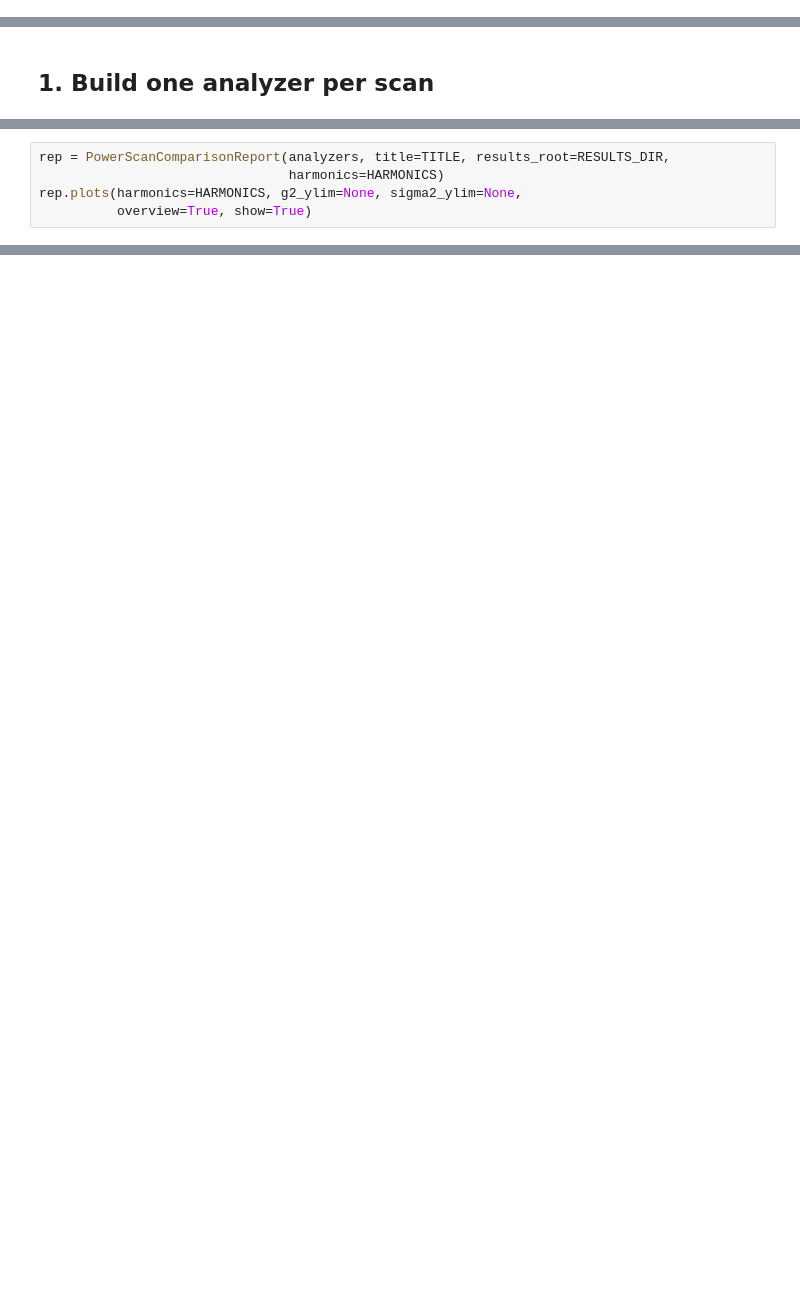
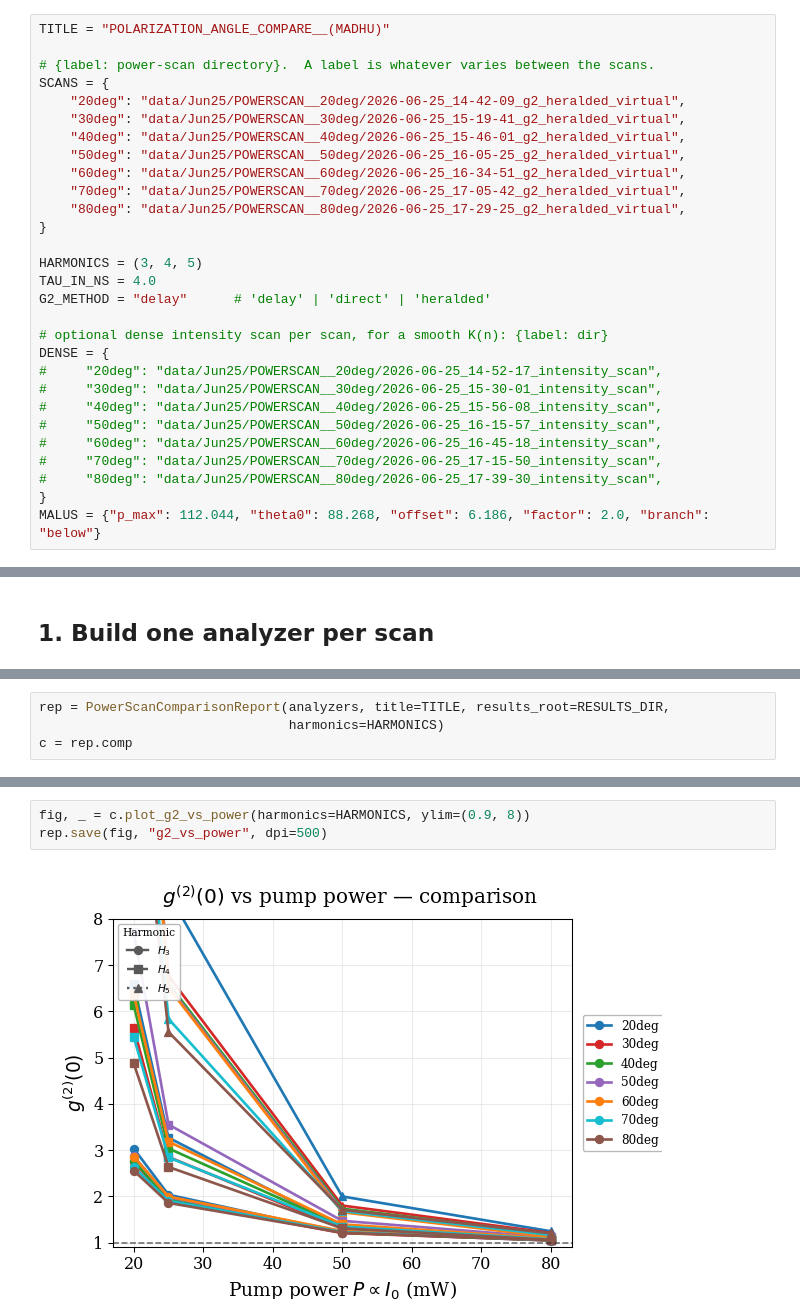
Before and after one commit to SimonWtmn/Quantum_SHHG, a Jupyter notebook: run/powerscan/powerscan_compare.ipynb, the cells around one changed output, grey strips where cells are left out. Cells and saved outputs as stored; diff of their text form; blank space fills up the shorter version.

```diff
--- a/run/powerscan/powerscan_compare.ipynb
+++ b/run/powerscan/powerscan_compare.ipynb
@@ -29 +5,30 @@ MALUS = {"p_max": 112.044, "theta0": 88.268, "offset": 6.186, "factor": 2.0, "br
+# %%
+TITLE = "POLARIZATION_ANGLE_COMPARE__(MADHU)"
+
+# {label: power-scan directory}.  A label is whatever varies between the scans.
+SCANS = {
+    "20deg": "data/Jun25/POWERSCAN__20deg/2026-06-25_14-42-09_g2_heralded_virtual",
+    "30deg": "data/Jun25/POWERSCAN__30deg/2026-06-25_15-19-41_g2_heralded_virtual",
+    "40deg": "data/Jun25/POWERSCAN__40deg/2026-06-25_15-46-01_g2_heralded_virtual",
+    "50deg": "data/Jun25/POWERSCAN__50deg/2026-06-25_16-05-25_g2_heralded_virtual",
+    "60deg": "data/Jun25/POWERSCAN__60deg/2026-06-25_16-34-51_g2_heralded_virtual",
+    "70deg": "data/Jun25/POWERSCAN__70deg/2026-06-25_17-05-42_g2_heralded_virtual",
+    "80deg": "data/Jun25/POWERSCAN__80deg/2026-06-25_17-29-25_g2_heralded_virtual",
+}
+
+HARMONICS = (3, 4, 5)
+TAU_IN_NS = 4.0
+G2_METHOD = "delay"      # 'delay' | 'direct' | 'heralded'
+
+# optional dense intensity scan per scan, for a smooth K(n): {label: dir}
+DENSE = {
+#     "20deg": "data/Jun25/POWERSCAN__20deg/2026-06-25_14-52-17_intensity_scan",
+#     "30deg": "data/Jun25/POWERSCAN__30deg/2026-06-25_15-30-01_intensity_scan",
+#     "40deg": "data/Jun25/POWERSCAN__40deg/2026-06-25_15-56-08_intensity_scan",
+#     "50deg": "data/Jun25/POWERSCAN__50deg/2026-06-25_16-15-57_intensity_scan",
+#     "60deg": "data/Jun25/POWERSCAN__60deg/2026-06-25_16-45-18_intensity_scan",
+#     "70deg": "data/Jun25/POWERSCAN__70deg/2026-06-25_17-15-50_intensity_scan",
+#     "80deg": "data/Jun25/POWERSCAN__80deg/2026-06-25_17-39-30_intensity_scan",
+}
+MALUS = {"p_max": 112.044, "theta0": 88.268, "offset": 6.186, "factor": 2.0, "branch": "below"}
 # %%
@@ -66,5 +92,4 @@ Saves every comparison figure under `results/<sample>/<TITLE>/<date>/compare/`.
 # %%
 rep = PowerScanComparisonReport(analyzers, title=TITLE, results_root=RESULTS_DIR,
                                 harmonics=HARMONICS)
-rep.plots(harmonics=HARMONICS, g2_ylim=None, sigma2_ylim=None,
-          overview=True, show=True)
+c = rep.comp
@@ -70,0 +107,5 @@ rep.plots(harmonics=HARMONICS, g2_ylim=None, sigma2_ylim=None,
+# %%
+fig, _ = c.plot_g2_vs_power(harmonics=HARMONICS, ylim=(0.9, 8))
+rep.save(fig, "g2_vs_power", dpi=500)
+# %% [output]
+[figure, added]
```
Also changed, not shown: parts of 26 cells of this notebook, 7 other files.
